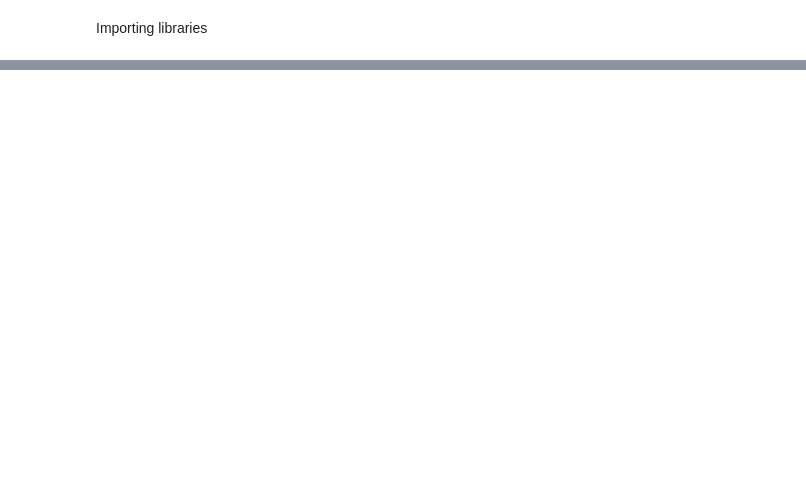
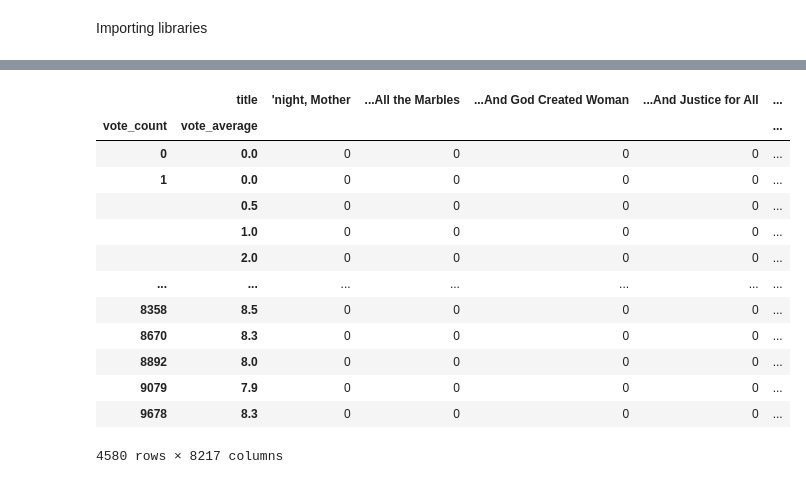
Before and after one commit to deliamontoya/API-Movies, a Jupyter notebook: EDA.ipynb, the cells around one changed output, grey strips where cells are left out. Cells and saved outputs as stored; diff of their text form; code cells hidden in the pictures; blank space fills up the shorter version.

```diff
--- a/EDA.ipynb
+++ b/EDA.ipynb
@@ -305,0 +233,6 @@ dtype: int64
+# %%
+#Sort movies based on score calculated above
+q_movies = q_movies.sort_values('score', ascending=False)
+
+#Print the top 15 movies
+q_movies[['title', 'vote_count', 'vote_average', 'score']].head(5)
@@ -305,0 +263,17 @@ dtype: int64
+# %%
+movieRatings
+# %% [output]
+|  | title | 'night, Mother | ...All the Marbles | ...And God Created Woman | ...And Justice for All | ... |
+| vote_count | vote_average |  |  |  |  | ... |
+| 0 | 0.0 | 0 | 0 | 0 | 0 | ... |
+| 1 | 0.0 | 0 | 0 | 0 | 0 | ... |
+|  | 0.5 | 0 | 0 | 0 | 0 | ... |
+|  | 1.0 | 0 | 0 | 0 | 0 | ... |
+|  | 2.0 | 0 | 0 | 0 | 0 | ... |
+| ... | ... | ... | ... | ... | ... | ... |
+| 8358 | 8.5 | 0 | 0 | 0 | 0 | ... |
+| 8670 | 8.3 | 0 | 0 | 0 | 0 | ... |
+| 8892 | 8.0 | 0 | 0 | 0 | 0 | ... |
+| 9079 | 7.9 | 0 | 0 | 0 | 0 | ... |
+| 9678 | 8.3 | 0 | 0 | 0 | 0 | ... |
+4580 rows × 8217 columns
```
Also changed, not shown: parts of 71 cells of this notebook.
